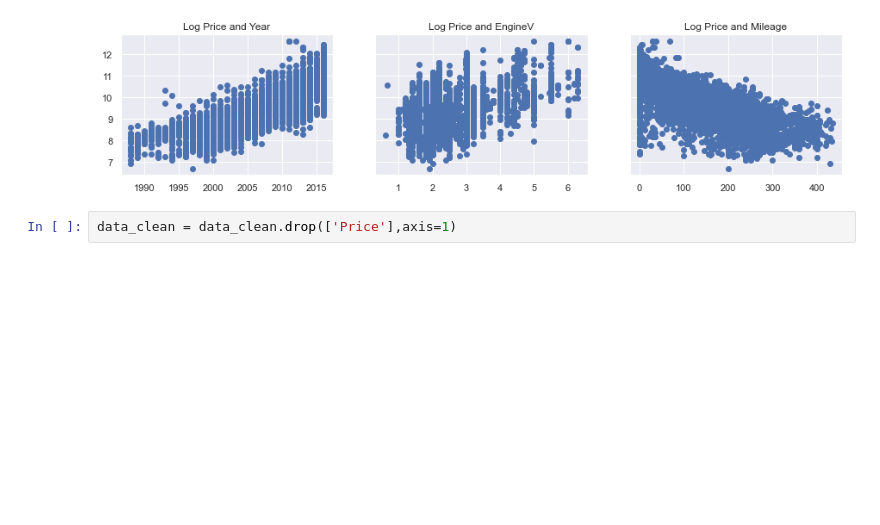
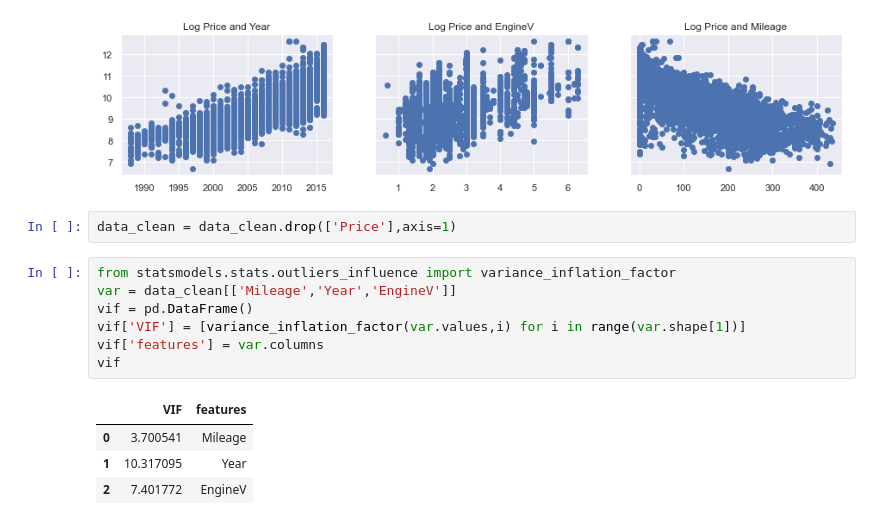
Before and after one commit to hasbiabdulmajid/LR_RealExample, a Jupyter notebook: LR_RealExample.ipynb, the cells around one changed output. Cells and saved outputs as stored; diff of their text form; blank space fills up the shorter version.

Commit message:
Checking Multicollinearity
checking multicollinearity between year, mileage, and EngineV

```diff
--- a/LR_RealExample.ipynb
+++ b/LR_RealExample.ipynb
@@ -227,3 +227,15 @@ plt.show()
 [figure]
 # %%
 data_clean = data_clean.drop(['Price'],axis=1)
+# %%
+from statsmodels.stats.outliers_influence import variance_inflation_factor
+var = data_clean[['Mileage','Year','EngineV']]
+vif = pd.DataFrame()
+vif['VIF'] = [variance_inflation_factor(var.values,i) for i in range(var.shape[1])]
+vif['features'] = var.columns
+vif
+# %% [output]
+|  | VIF | features |
+| 0 | 3.700541 | Mileage |
+| 1 | 10.317095 | Year |
+| 2 | 7.401772 | EngineV |
```
